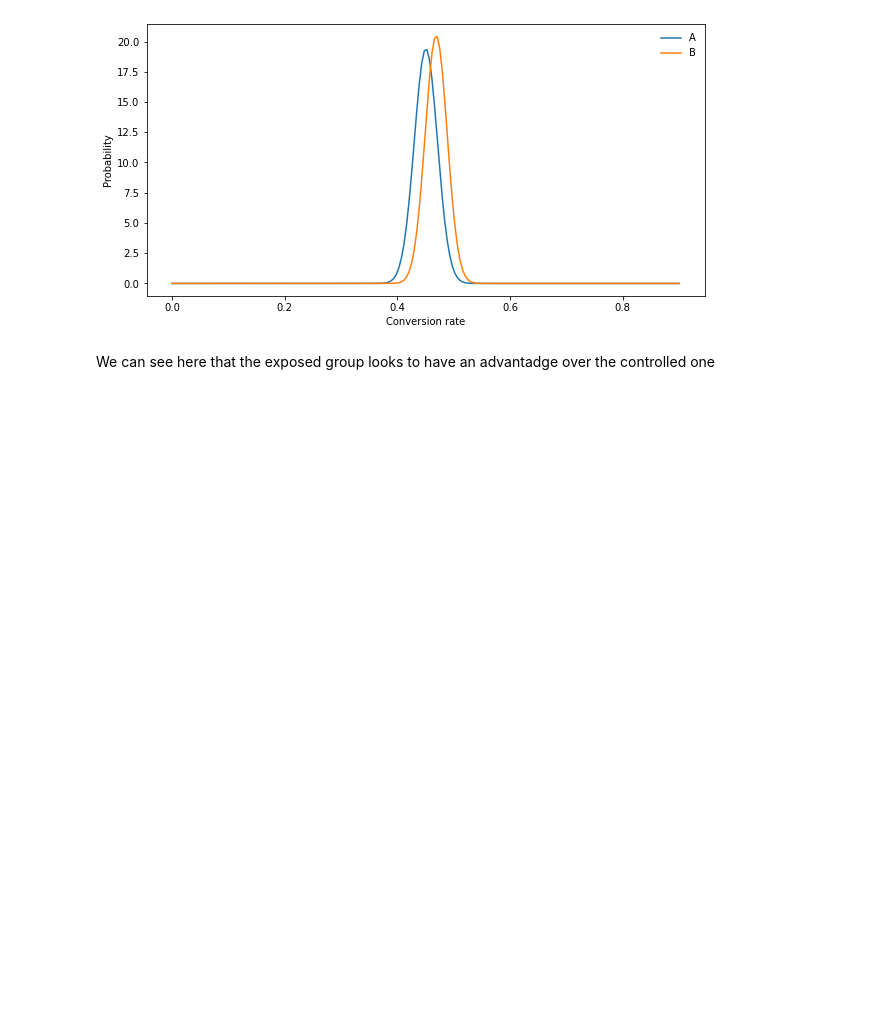
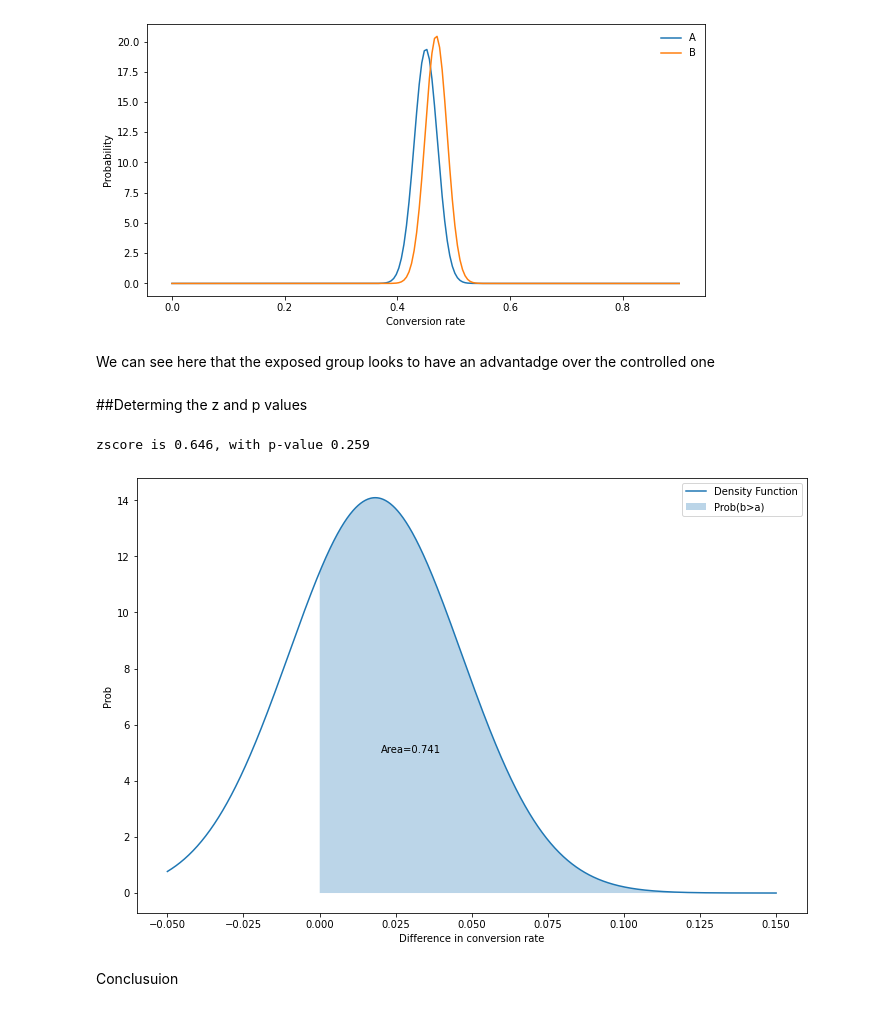
Before and after one commit to ItsDebol/10ac_week2, a Jupyter notebook: notebooks/data_exploration_and _ABTest.ipynb, the cells around one changed output. Saved outputs shown, nothing was run; the diff lists cells and outputs as text; code cells hidden in the pictures; blank space fills up the shorter version.

```diff
--- a/notebooks/data_exploration_and _ABTest.ipynb
+++ b/notebooks/data_exploration_and _ABTest.ipynb
@@ -393,0 +392,22 @@ determing the z and
+# %% [markdown]
+##Determing the z and p values
+# %%
+z_score = (cv_rate_exposed - cv_rate_control) / np.sqrt(std_dev_control**2 + std_dev_exposed**2)
+p = norm(cv_rate_exposed - cv_rate_control, np.sqrt(std_dev_control**2 + std_dev_exposed**2))
+
+x = np.linspace(-0.05, 0.15, 1000)
+y = p.pdf(x)
+area_under_curve = p.sf(0)
+plt.figure(figsize=(12,8))
+plt.plot(x, y, label="Density Function")
+plt.fill_between(x, 0, y, where=x>0, label="Prob(b>a)", alpha=0.3)
+plt.annotate(f"Area={area_under_curve:0.3f}", (0.02, 5))
+plt.legend()
+plt.xlabel("Difference in conversion rate"); plt.ylabel("Prob");
+
+print(f"zscore is {z_score:0.3f}, with p-value {norm().sf(z_score):0.3f}")
+# %% [output]
+zscore is 0.646, with p-value 0.259
+[figure, added]
+# %% [markdown]
+Conclusuion
```
Also changed, not shown: parts of 2 cells of this notebook.
